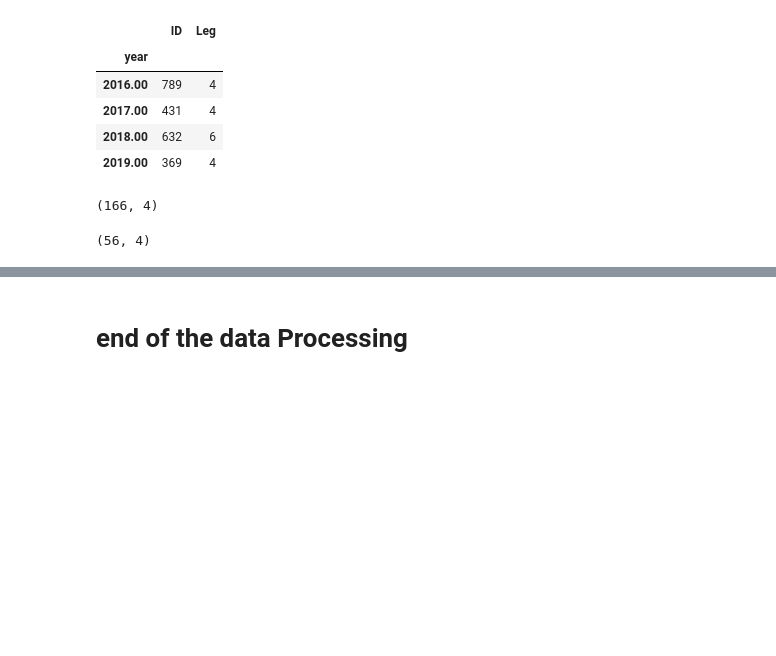
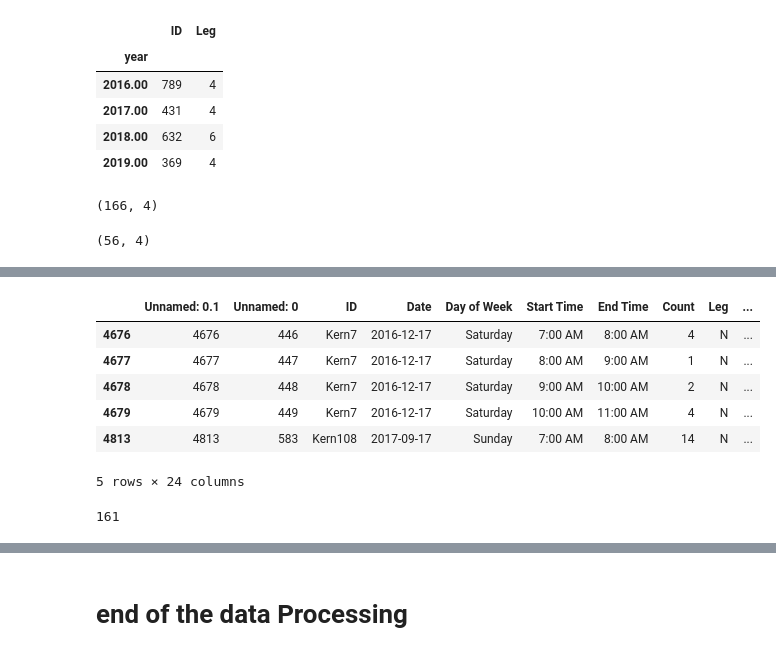
Before and after one commit to mintu07ruet/Bike-Exposure-Modeling, a Jupyter notebook: Expansion_Factor_development_coding/Data_Preparation_script.ipynb, the cells around one changed output, grey strips where cells are left out. Saved outputs shown, nothing was run; the diff lists cells and outputs as text; code cells hidden in the pictures; blank space fills up the shorter version.

```diff
--- a/Expansion_Factor_development_coding/Data_Preparation_script.ipynb
+++ b/Expansion_Factor_development_coding/Data_Preparation_script.ipynb
@@ -924,0 +1063,15 @@ dc_dur.loc[dc_dur['data_collection_duration']>24].shape
+# %%
+sat_sun=sc_data_all_4.loc[sc_data_all_4['Week Day Status']=='Weekend']
+sat_sun.head()
+# %% [output]
+|  | Unnamed: 0.1 | Unnamed: 0 | ID | Date | Day of Week | Start Time | End Time | Count | Leg | ... |
+| 4676 | 4676 | 446 | Kern7 | 2016-12-17 | Saturday | 7:00 AM | 8:00 AM | 4 | N | ... |
+| 4677 | 4677 | 447 | Kern7 | 2016-12-17 | Saturday | 8:00 AM | 9:00 AM | 1 | N | ... |
+| 4678 | 4678 | 448 | Kern7 | 2016-12-17 | Saturday | 9:00 AM | 10:00 AM | 2 | N | ... |
+| 4679 | 4679 | 449 | Kern7 | 2016-12-17 | Saturday | 10:00 AM | 11:00 AM | 4 | N | ... |
+| 4813 | 4813 | 583 | Kern108 | 2017-09-17 | Sunday | 7:00 AM | 8:00 AM | 14 | N | ... |
+5 rows × 24 columns
+# %%
+sat_sun['ID'].nunique()
+# %% [output]
+161
```
Also changed, not shown: parts of 36 cells of this notebook, 3 other files.
